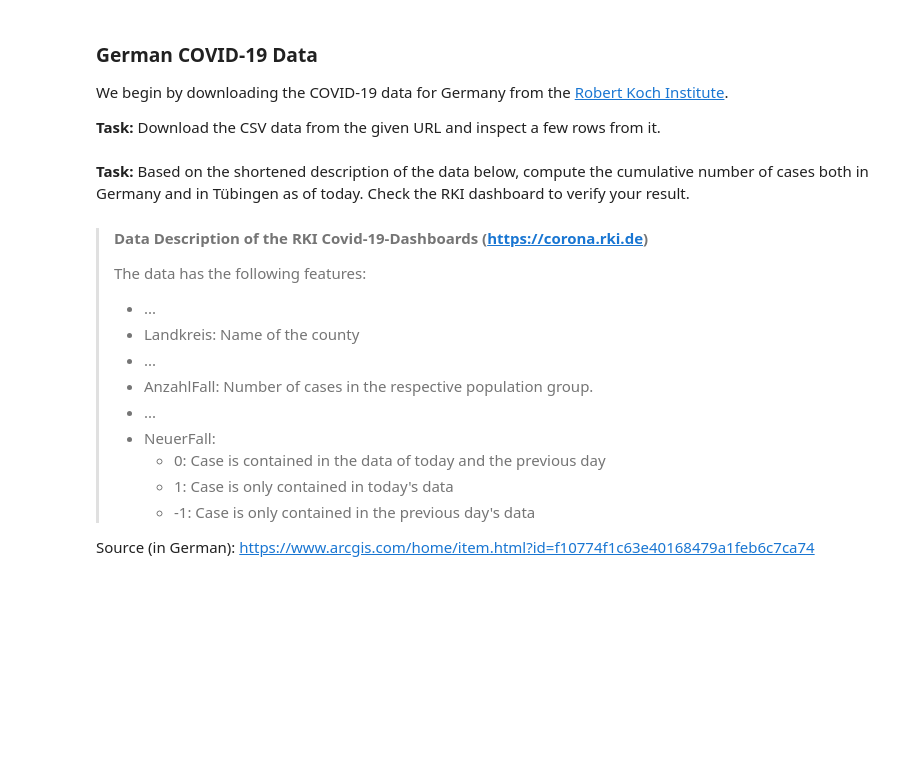
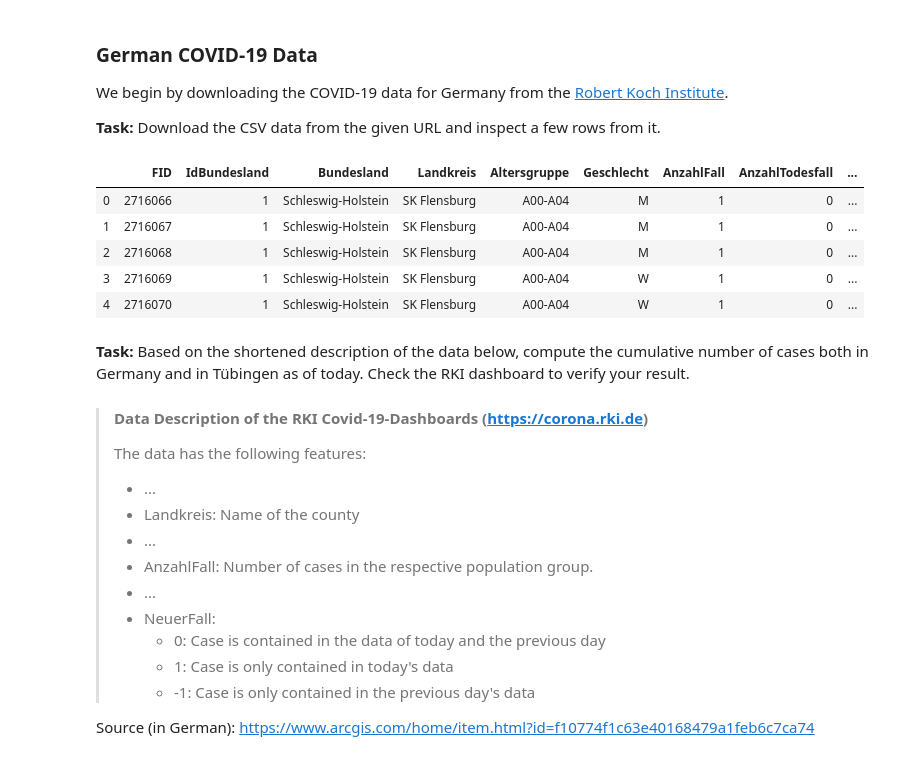
Before and after one commit to jabader97/DataLiteracy, a Jupyter notebook: Exercise1/ExerciseSheet_1.ipynb, the cells around one changed output. Drawn from its saved outputs; the diff is of its cells as text; code cells hidden in the pictures; blank space fills up the shorter version.

```diff
--- a/Exercise1/ExerciseSheet_1.ipynb
+++ b/Exercise1/ExerciseSheet_1.ipynb
@@ -50,11 +50,21 @@ We begin by downloading the COVID-19 data for Germany from the [Robert Koch Inst
 # %%
 # Link to current data of the RKI
 url = "https://www.arcgis.com/sharing/rest/content/items/f10774f1c63e40168479a1feb6c7ca74/data"
 
 # Read CSV data from URL
-data_rki = None
-
+data_rki = pd.read_csv(url) #'RKI_COVID19'
+#data_rki.head()
 # Inspect first few rows of the data
+# reformate the date
+data_rki["Date"] = pd.to_datetime(data_rki["Meldedatum"])
+data_rki['dates'] = data_rki['Date'].dt.date
+# %% [output]
+|  | FID | IdBundesland | Bundesland | Landkreis | Altersgruppe | Geschlecht | AnzahlFall | AnzahlTodesfall | ... |
+| 0 | 2716066 | 1 | Schleswig-Holstein | SK Flensburg | A00-A04 | M | 1 | 0 | ... |
+| 1 | 2716067 | 1 | Schleswig-Holstein | SK Flensburg | A00-A04 | M | 1 | 0 | ... |
+| 2 | 2716068 | 1 | Schleswig-Holstein | SK Flensburg | A00-A04 | M | 1 | 0 | ... |
+| 3 | 2716069 | 1 | Schleswig-Holstein | SK Flensburg | A00-A04 | W | 1 | 0 | ... |
+| 4 | 2716070 | 1 | Schleswig-Holstein | SK Flensburg | A00-A04 | W | 1 | 0 | ... |
 # %% [markdown]
 **Task:** Based on the shortened description of the data below, compute the cumulative number of cases both in Germany and in Tübingen as of today. Check the RKI dashboard to verify your result.
 
```
Also changed, not shown: parts of 5 cells of this notebook.
